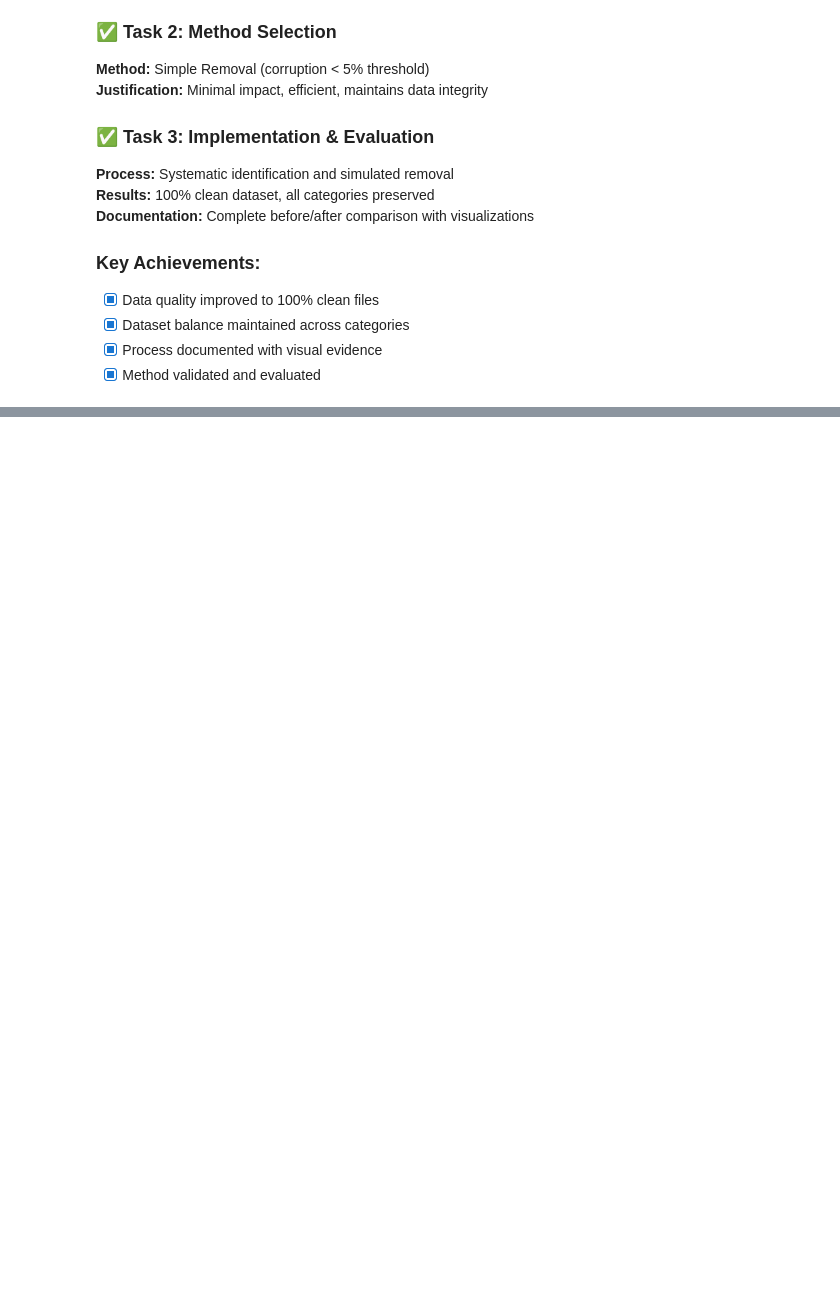
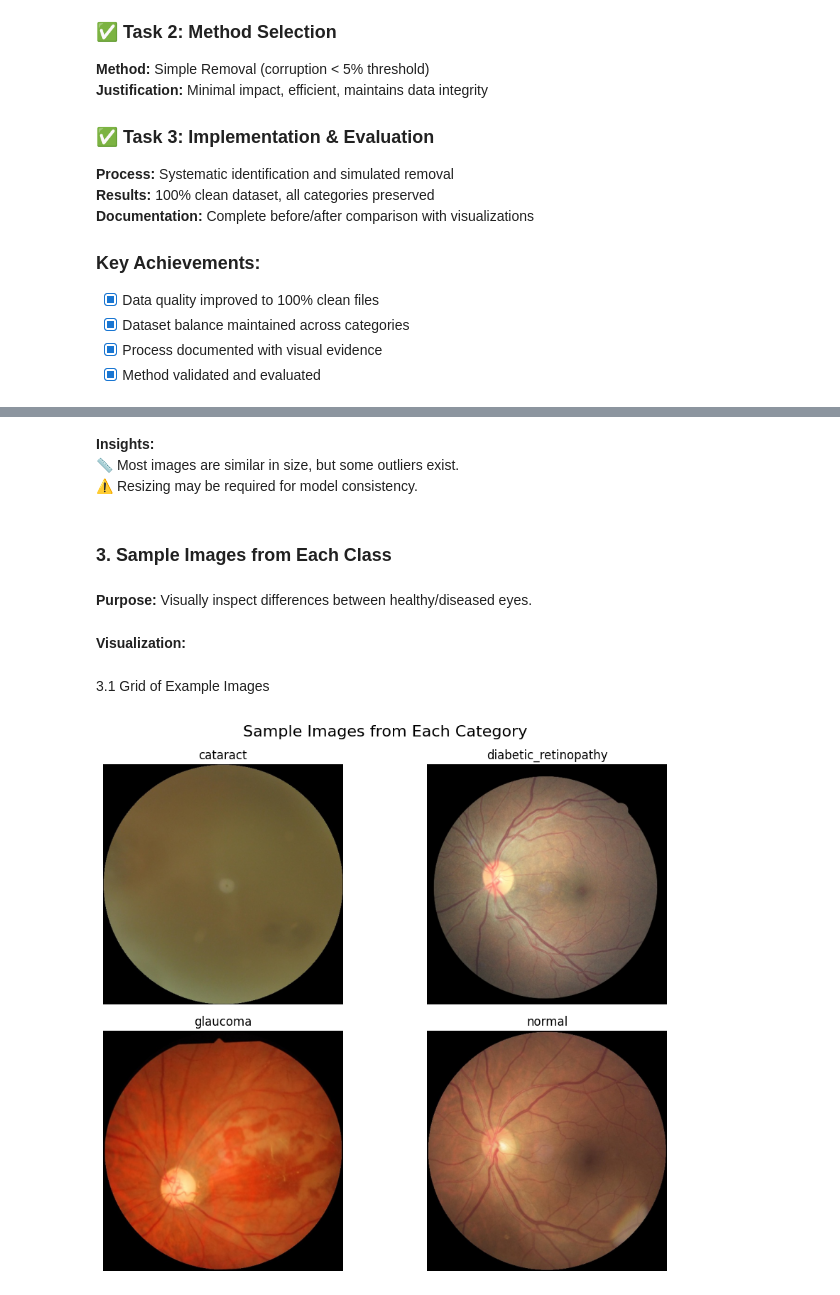
Before and after one commit to IsaacJM03/Recess-Project-Year-2, a Jupyter notebook: eye_disease.ipynb, the cells around one changed output, grey strips where cells are left out. Cells and saved outputs as stored; diff of their text form; code cells hidden in the pictures; blank space fills up the shorter version.

```diff
--- a/eye_disease.ipynb
+++ b/eye_disease.ipynb
@@ -1021,32 +909,0 @@ Collecting joblib>=1.2.0 (from scikit-learn)
-# %%
-# Task 6: Evaluate feature impact
-print("\n" + "="*60)
-print("TASK 6: FEATURE IMPACT EVALUATION")
-print("="*60)
-
-from sklearn.model_selection import cross_val_score
-from sklearn.ensemble import RandomForestClassifier
-
-print("🤖 Training Random Forest classifier...")
-clf = RandomForestClassifier(n_estimators=50, random_state=42)
-scores = cross_val_score(clf, features, labels, cv=3)
-
-print(f"\n📈 Cross-Validation Results:")
-print(f"   Individual fold scores: {scores}")
-print(f"   Mean accuracy: {scores.mean():.3f} ± {scores.std():.3f}")
-
-# Feature importance analysis
-clf.fit(features, labels)
-feature_importance = clf.feature_importances_
-
-print(f"\n🎯 Feature Importance Ranking:")
-importance_pairs = list(zip(feature_names, feature_importance))
-importance_pairs.sort(key=lambda x: x[1], reverse=True)
-
-for i, (name, importance) in enumerate(importance_pairs):
-    print(f"   {i+1:2d}. {name:12s}: {importance:.3f}")
-
-print(f"\n✅ Task 6 Complete:")
-print(f"   Model accuracy: {scores.mean():.1%}")
-print(f"   Top features: {importance_pairs[0][0]}, {importance_pairs[1][0]}, {importance_pairs[2][0]}")
-print("="*60)
@@ -2052,0 +967,25 @@ TASK 12: FINAL CONCLUSIONS & COMPREHENSIVE REPORT
+# %% [markdown]
+**Insights:**<br>
+📏 Most images are similar in size, but some outliers exist.<br>
+⚠️ Resizing may be required for model consistency.
+# %% [markdown]
+### 3. Sample Images from Each Class
+# %% [markdown]
+**Purpose:** Visually inspect differences between healthy/diseased eyes.
+# %% [markdown]
+**Visualization:**
+# %% [markdown]
+3.1 Grid of Example Images
+# %%
+fig, axes = plt.subplots(2, 2, figsize=(10, 8))
+for i, category in enumerate(categories[:4]):
+    img_path = os.path.join(dataset_path, category, os.listdir(os.path.join(dataset_path, category))[0])
+    img = cv2.cvtColor(cv2.imread(img_path), cv2.COLOR_BGR2RGB)
+    axes[i//2, i%2].imshow(img)
+    axes[i//2, i%2].set_title(category, fontsize=12)
+    axes[i//2, i%2].axis('off')
+plt.suptitle('Sample Images from Each Category', fontsize=16)
+plt.tight_layout()
+plt.show()
+# %% [output]
+[figure, added]
```
Also changed, not shown: parts of 43 cells of this notebook.
